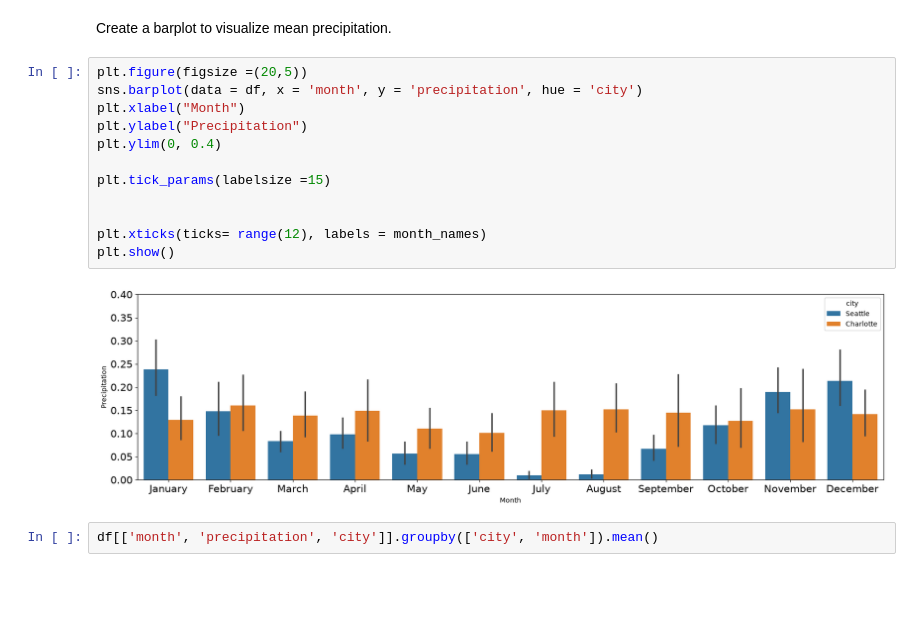
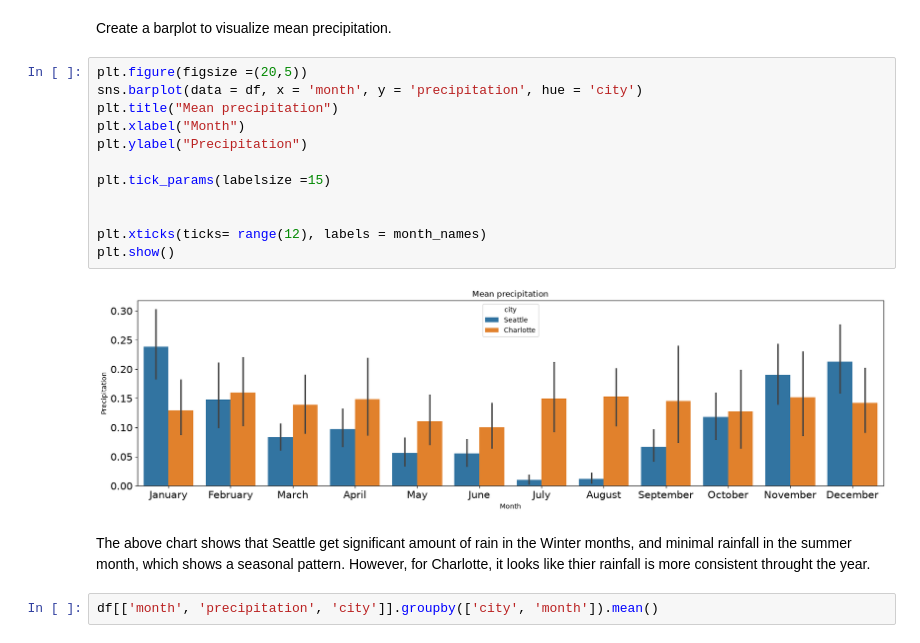
Before and after one commit to binay8/weather, a Jupyter notebook: code/Weather_Data.ipynb, the cells around one changed output. Drawn from its saved outputs; the diff is of its cells as text; blank space fills up the shorter version.

```diff
--- a/code/Weather_Data.ipynb
+++ b/code/Weather_Data.ipynb
@@ -577,17 +577,19 @@ Create a barplot to visualize mean precipitation.
 # %%
 plt.figure(figsize =(20,5))
 sns.barplot(data = df, x = 'month', y = 'precipitation', hue = 'city')
+plt.title("Mean precipitation")
 plt.xlabel("Month")
 plt.ylabel("Precipitation")
-plt.ylim(0, 0.4)
 
 plt.tick_params(labelsize =15)
 
 
 plt.xticks(ticks= range(12), labels = month_names)
 plt.show()
 # %% [output]
-[figure, old version]
+[figure, new version]
+# %% [markdown]
+The above chart shows that Seattle get significant amount of rain in the Winter months, and minimal rainfall in the summer month, which shows a seasonal pattern. However, for Charlotte, it looks like thier rainfall is more consistent throught the year.
 # %%
 df[['month', 'precipitation', 'city']].groupby(['city', 'month']).mean()
 # %% [output]
```
Also changed, not shown: parts of 19 cells of this notebook.
